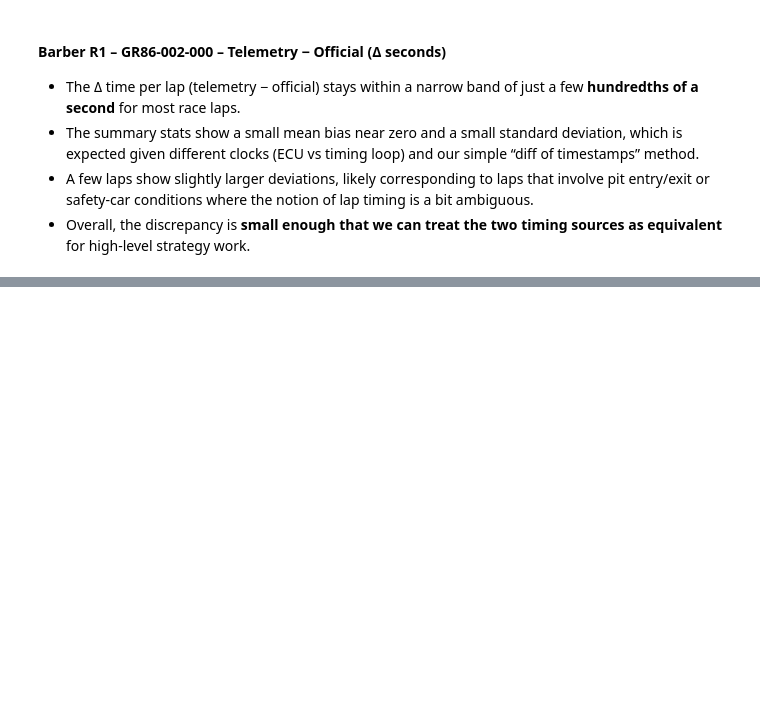
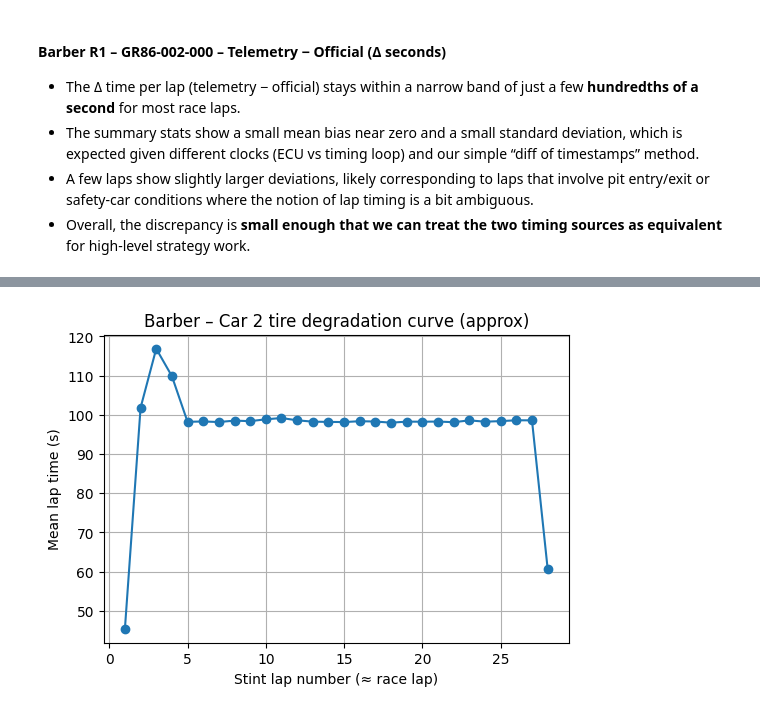
Before and after one commit to ngstephen1/DataScienceHackbyToyota, a Jupyter notebook: notebooks/04_barber_lap_times_r1.ipynb, the cells around one changed output, grey strips where cells are left out. Drawn from its saved outputs; the diff is of its cells as text; code cells hidden in the pictures; blank space fills up the shorter version.

Commit message:
update map simulation and real-time insights

```diff
--- a/notebooks/04_barber_lap_times_r1.ipynb
+++ b/notebooks/04_barber_lap_times_r1.ipynb
@@ -203,0 +230,29 @@ Name: delta_s, dtype: float64
+# %%
+import numpy as np
+
+clean = laps.copy()
+
+# Drop pit laps if we have that flag
+if "is_pit_lap" in clean.columns:
+    clean = clean[~clean["is_pit_lap"]]
+
+# --- Create a stint_lap column if it doesn't exist ---
+if "stint_lap" not in clean.columns:
+    if "lap" in clean.columns:
+        # assume 'lap' is the race lap number
+        clean = clean.sort_values(["race", "lap"])
+        # treat the whole race as one stint: lap 1, 2, 3,...
+        clean["stint_lap"] = clean.groupby("race").cumcount() + 1
+    else:
+        # fallback: just count rows
+        clean = clean.sort_index()
+        clean["stint_lap"] = np.arange(1, len(clean) + 1)
+
+# Now this will work
+mean_by_stint = (
+    clean.groupby("stint_lap")["lap_time_s"]
+    .mean()
+    .reset_index()
+)
+
+mean_by_stint.head()
@@ -203,0 +266,12 @@ Name: delta_s, dtype: float64
+# %%
+import matplotlib.pyplot as plt
+
+plt.figure(figsize=(6,4))
+plt.plot(mean_by_stint["stint_lap"], mean_by_stint["lap_time_s"], marker="o")
+plt.xlabel("Stint lap number (≈ race lap)")
+plt.ylabel("Mean lap time (s)")
+plt.title("Barber – Car 2 tire degradation curve (approx)")
+plt.grid(True)
+plt.show()
+# %% [output]
+[figure, added]
```
Also changed, not shown: parts of 23 cells of this notebook, 20 other files.
